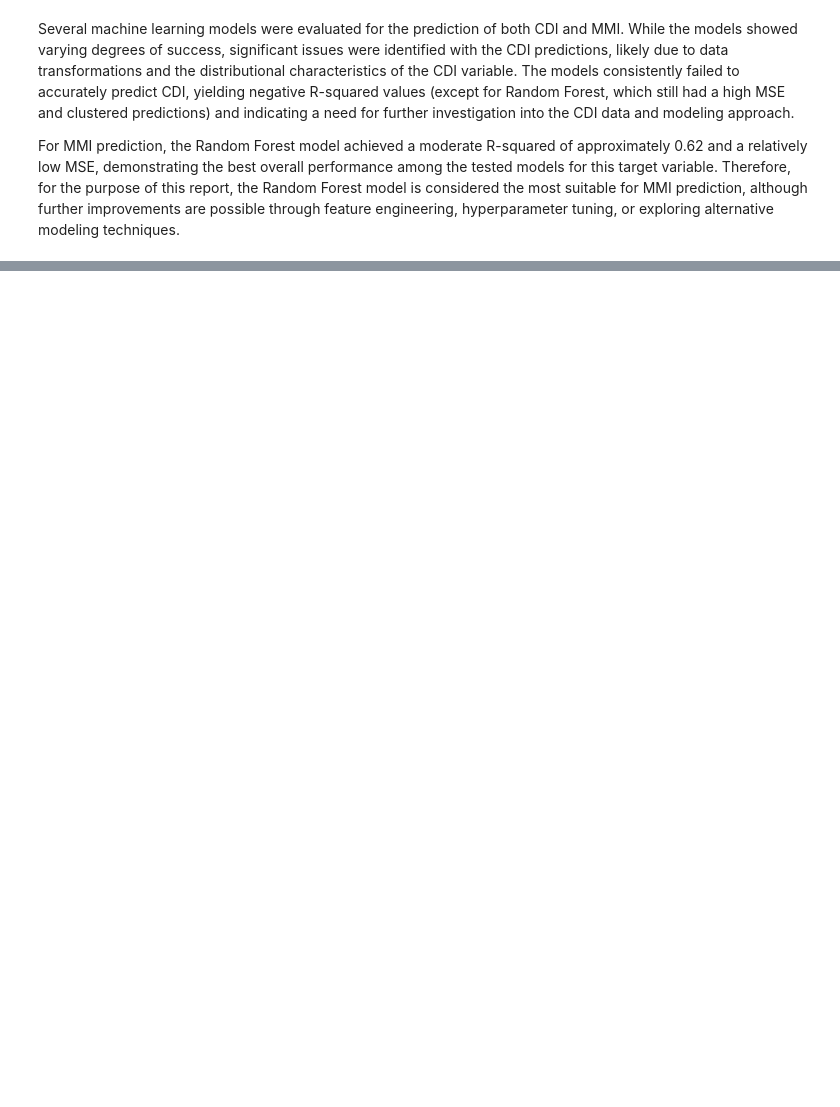
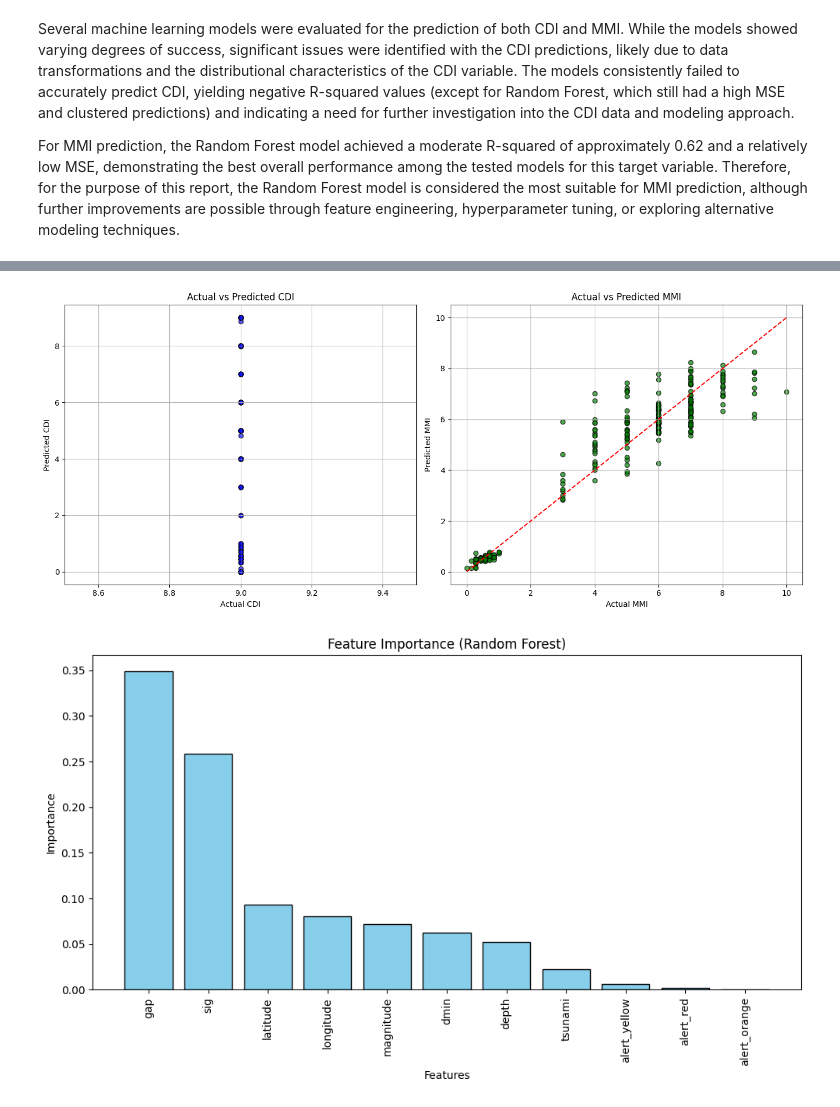
Before and after one commit to shivi13102/Earthquake_analysis, a Jupyter notebook: Predictive_Model.ipynb, the cells around one changed output, grey strips where cells are left out. Saved outputs shown, nothing was run; the diff lists cells and outputs as text; code cells hidden in the pictures; blank space fills up the shorter version.

```diff
--- a/Predictive_Model.ipynb
+++ b/Predictive_Model.ipynb
@@ -283,0 +475,68 @@ For MMI prediction, the Random Forest model achieved a moderate R-squared of app
+# %%
+import matplotlib.pyplot as plt
+
+# Visualization Function
+def visualize_predictions(model, X_test, y_test, transformer):
+    """
+    Visualize the predictions and feature importance for the given model.
+    """
+    # Make predictions
+    y_pred = model.predict(X_test)
+
+    # Inverse transform CDI predictions
+    y_pred[:, 0] = transformer.inverse_transform(y_pred[:, [0]]).flatten()
+    y_test['cdi'] = transformer.inverse_transform(y_test[['cdi']]).flatten()
+
+    # Clip negative values to 0
+    y_test['cdi'] = y_test['cdi'].clip(0)
+    y_pred[:, 0] = y_pred[:, 0].clip(0)
+
+    # Scatter plots: Actual vs Predicted
+    plt.figure(figsize=(14, 6))
+
+    # CDI Scatter Plot
+    plt.subplot(1, 2, 1)
+    plt.scatter(y_test['cdi'], y_pred[:, 0], alpha=0.7, color='blue', edgecolors='k')
+    plt.plot([y_test['cdi'].min(), y_test['cdi'].max()],
+             [y_test['cdi'].min(), y_test['cdi'].max()], 'r--')
+    plt.xlabel("Actual CDI")
+    plt.ylabel("Predicted CDI")
+    plt.title("Actual vs Predicted CDI")
+    plt.grid()
+
+    # MMI Scatter Plot
+    plt.subplot(1, 2, 2)
+    plt.scatter(y_test['mmi'], y_pred[:, 1], alpha=0.7, color='green', edgecolors='k')
+    plt.plot([y_test['mmi'].min(), y_test['mmi'].max()],
+             [y_test['mmi'].min(), y_test['mmi'].max()], 'r--')
+    plt.xlabel("Actual MMI")
+    plt.ylabel("Predicted MMI")
+    plt.title("Actual vs Predicted MMI")
+    plt.grid()
+
+    plt.tight_layout()
+    plt.show()
+
+    # Feature Importance Visualization (only for Random Forest)
+    if hasattr(model.estimators_[0], 'feature_importances_'):
+        feature_importances = model.estimators_[0].feature_importances_
+        feature_names = X.columns
+        feature_importance_df = pd.DataFrame({'Feature': feature_names, 'Importance': feature_importances})
+        feature_importance_df = feature_importance_df.sort_values(by='Importance', ascending=False)
+
+        plt.figure(figsize=(10, 6))
+        plt.bar(feature_importance_df['Feature'], feature_importance_df['Importance'], color='skyblue', edgecolor='k')
+        plt.xticks(rotation=90)
+        plt.xlabel('Features')
+        plt.ylabel('Importance')
+        plt.title('Feature Importance (Random Forest)')
+        plt.tight_layout()
+        plt.show()
+    else:
+        print("\nFeature importance is not available for this model.")
+
+# Example: Visualize predictions for Random Forest
+visualize_predictions(list(models.values())[0], X_test, y_test, transformer)
+# %% [output]
+[figure, added]
+[figure, added]
```
Also changed, not shown: parts of 13 cells of this notebook.
